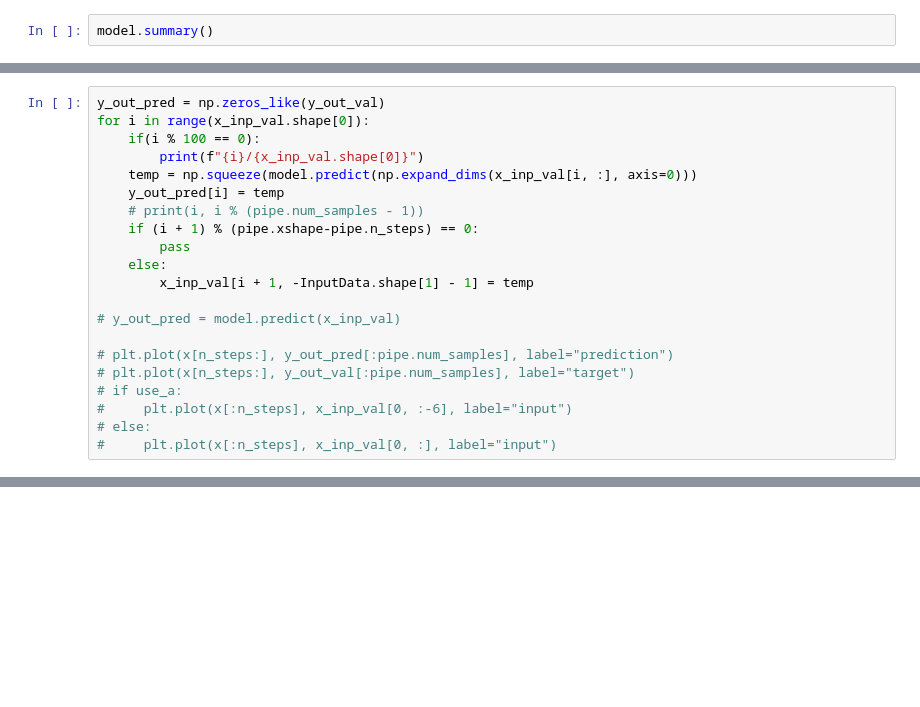
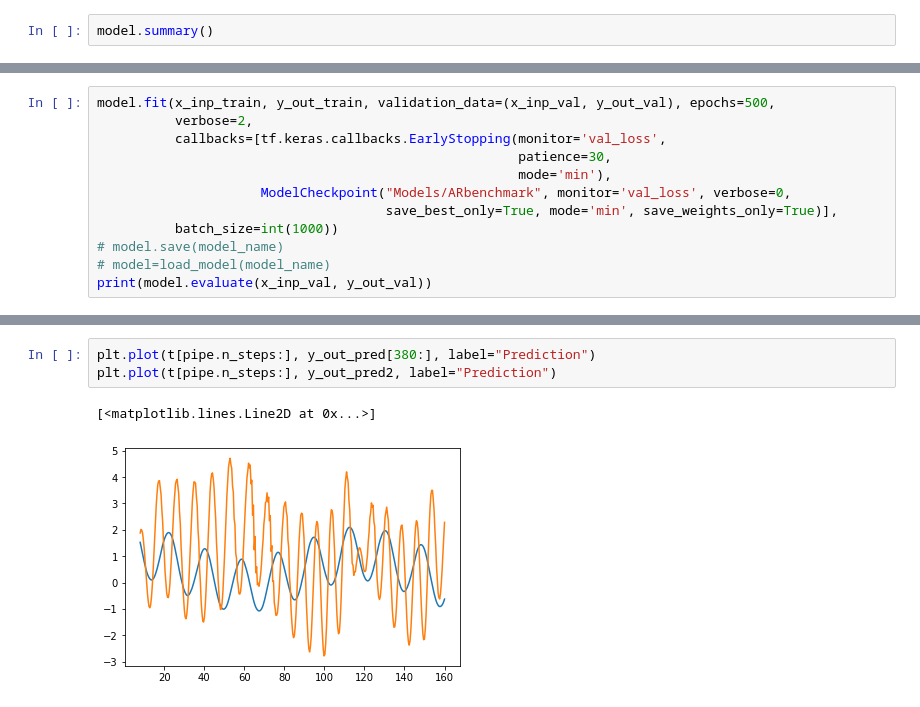
Before and after one commit to trifwn/OscillationLSTM, a Jupyter notebook: benchmark.ipynb, the cells around one changed output, grey strips where cells are left out. Cells and saved outputs as stored; diff of their text form; blank space fills up the shorter version.

```diff
--- a/benchmark.ipynb
+++ b/benchmark.ipynb
@@ -148,21 +139,12 @@ print(model.evaluate(x_inp_val, y_out_val))
-# %%
-y_out_pred = np.zeros_like(y_out_val)
-for i in range(x_inp_val.shape[0]):
-    if(i % 100 == 0):
-        print(f"{i}/{x_inp_val.shape[0]}")
-    temp = np.squeeze(model.predict(np.expand_dims(x_inp_val[i, :], axis=0)))
-    y_out_pred[i] = temp
-    # print(i, i % (pipe.num_samples - 1))
-    if (i + 1) % (pipe.xshape-pipe.n_steps) == 0:
-        pass
-    else:
-        x_inp_val[i + 1, -InputData.shape[1] - 1] = temp
-
-# y_out_pred = model.predict(x_inp_val)
-
-# plt.plot(x[n_steps:], y_out_pred[:pipe.num_samples], label="prediction")
-# plt.plot(x[n_steps:], y_out_val[:pipe.num_samples], label="target")
-# if use_a:
-#     plt.plot(x[:n_steps], x_inp_val[0, :-6], label="input")
-# else:
-#     plt.plot(x[:n_steps], x_inp_val[0, :], label="input")
+# %%
+model.fit(x_inp_train, y_out_train, validation_data=(x_inp_val, y_out_val), epochs=500,
+          verbose=2,
+          callbacks=[tf.keras.callbacks.EarlyStopping(monitor='val_loss',
+                                                      patience=30,
+                                                      mode='min'),
+                     ModelCheckpoint("Models/ARbenchmark", monitor='val_loss', verbose=0,
+                                     save_best_only=True, mode='min', save_weights_only=True)],
+          batch_size=int(1000))
+# model.save(model_name)
+# model=load_model(model_name)
+print(model.evaluate(x_inp_val, y_out_val))
@@ -190,0 +188,6 @@ plt.show()
+# %%
+plt.plot(t[pipe.n_steps:], y_out_pred[380:], label="Prediction")
+plt.plot(t[pipe.n_steps:], y_out_pred2, label="Prediction")
+# %% [output]
+[<matplotlib.lines.Line2D at 0x...>]
+[figure, added]
```
Also changed, not shown: parts of 10 cells of this notebook, 3 other files.
